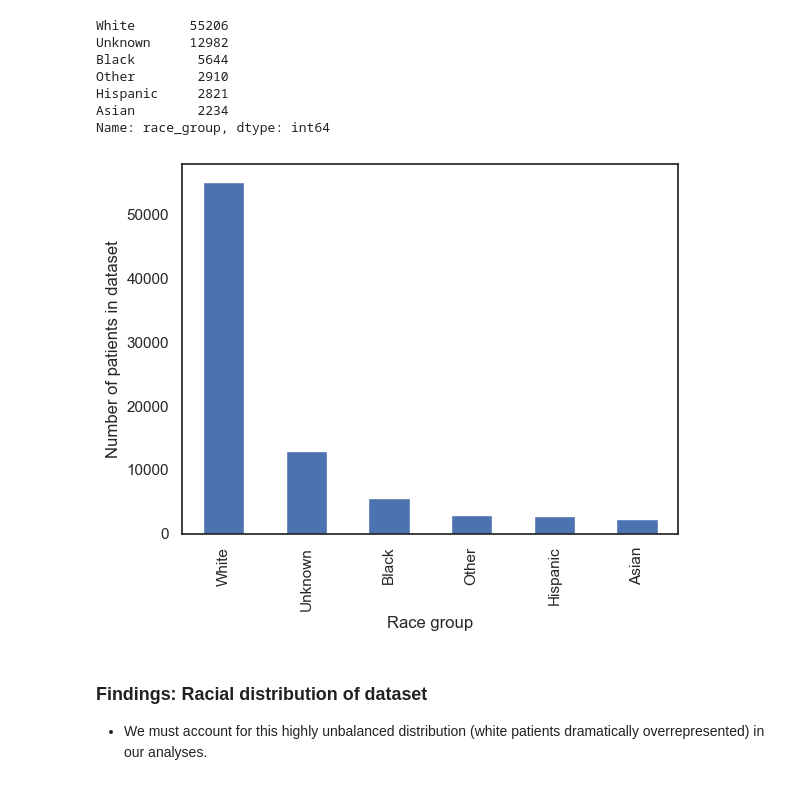
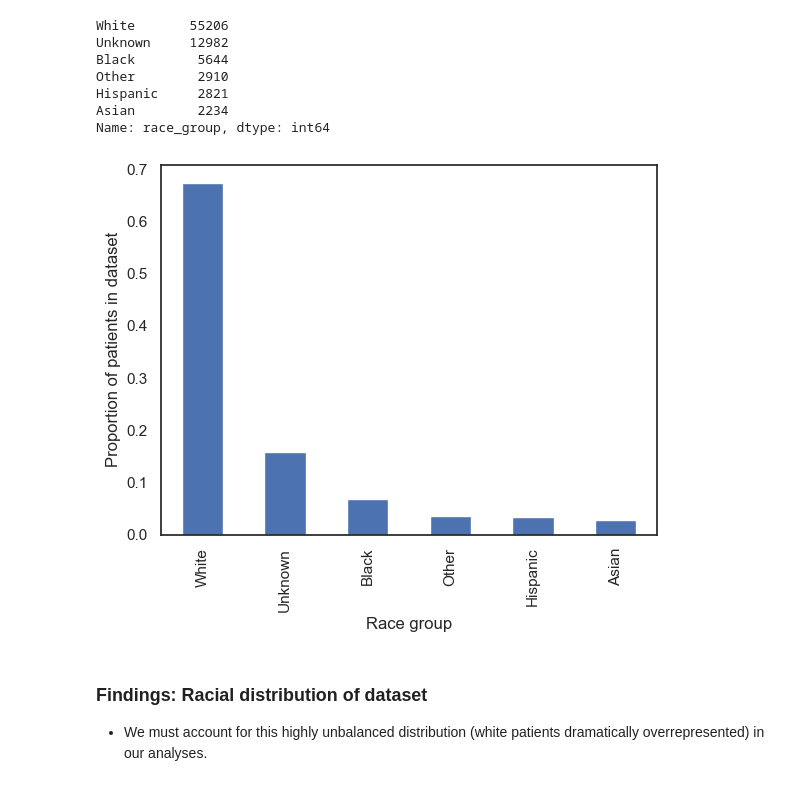
Before and after one commit to brooksminer/pulse-ox-correction, a Jupyter notebook: EDA/EDA_Oximetry_Data_MIMIC-IV.ipynb, the cells around one changed output. Drawn from its saved outputs; the diff is of its cells as text; code cells hidden in the pictures.

```diff
--- a/EDA/EDA_Oximetry_Data_MIMIC-IV.ipynb
+++ b/EDA/EDA_Oximetry_Data_MIMIC-IV.ipynb
@@ -98,11 +98,11 @@ Asian        2234
 Name: race_group, dtype: int64
 # %%
 # Plot theses values. This is the racial distribution of patients in our dataset
-df.race_group.value_counts().plot.bar()
+df.race_group.value_counts(normalize=True).plot.bar()
 plt.xlabel("Race group");
-plt.ylabel("Number of patients in dataset");
+plt.ylabel("Proportion of patients in dataset");
 # %% [output]
-[figure, old version]
+[figure, new version]
 # %% [markdown]
 ### Findings: Racial distribution of dataset
 - We must account for this highly unbalanced distribution (white patients dramatically overrepresented) in our analyses.
```
Also changed, not shown: parts of 4 cells of this notebook.
